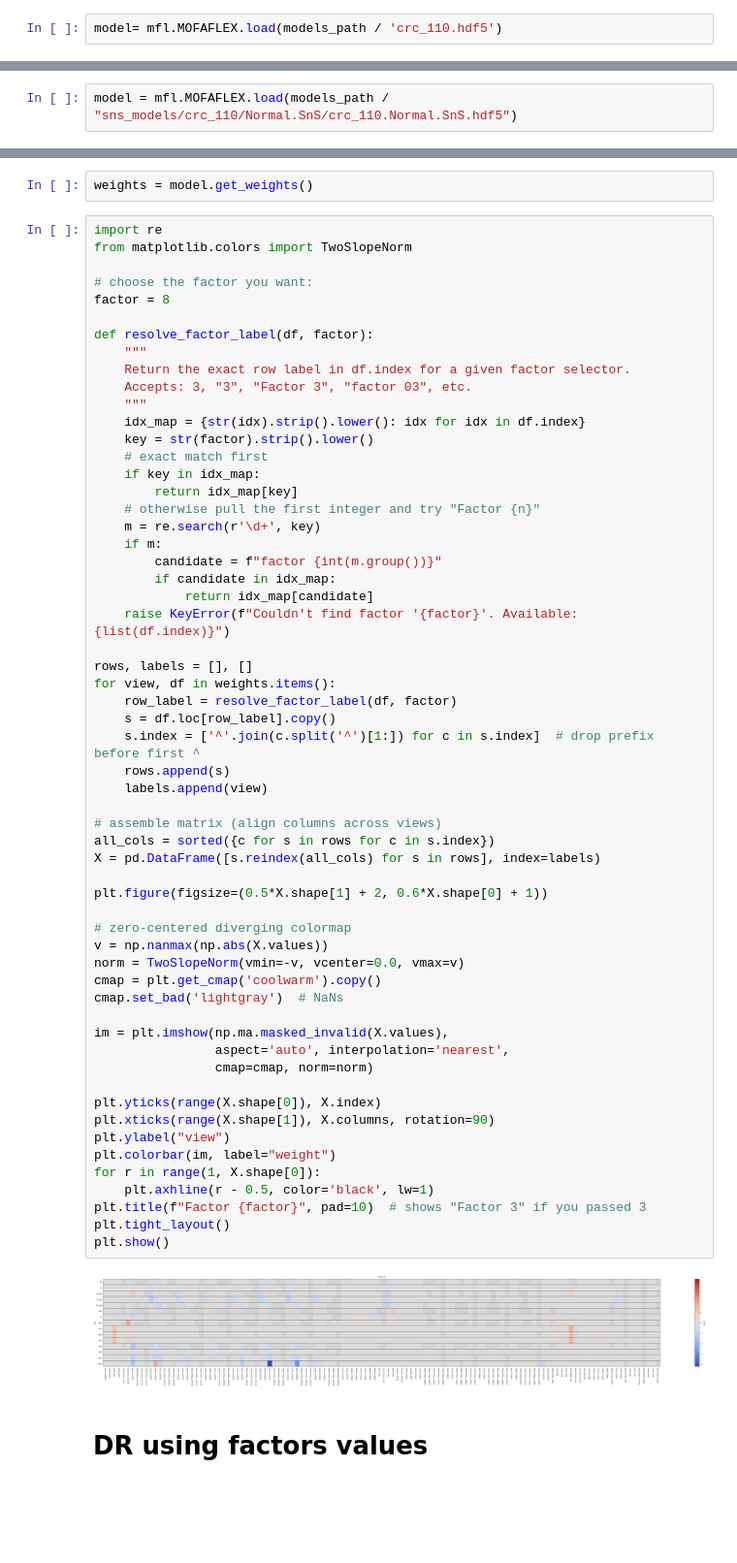
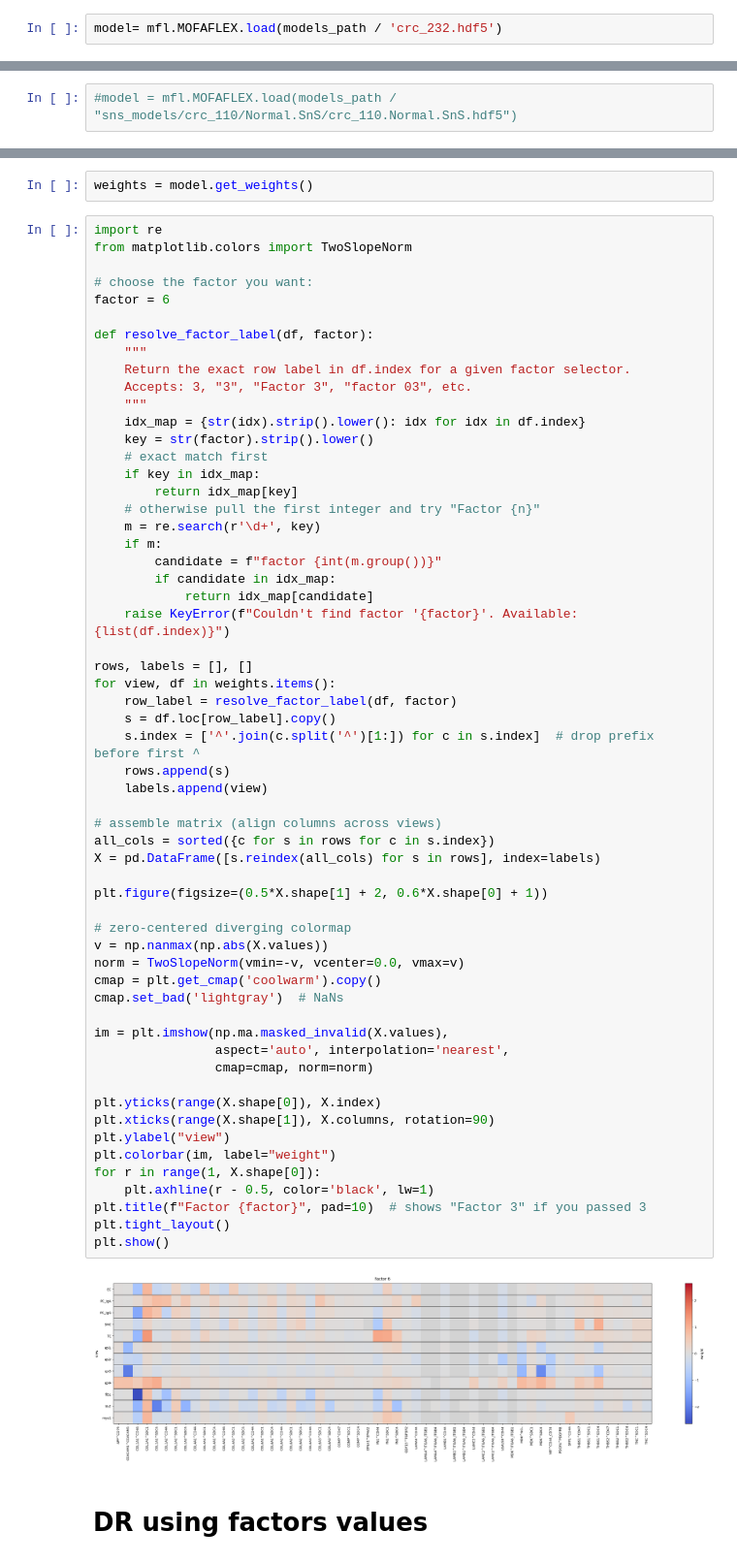
Before and after one commit to AtheerAS/liana-py, a Jupyter notebook: docs/source/unfinished_temp_notebooks/MOFA_Flex/MOFA_Flex.ipynb, the cells around one changed output, grey strips where cells are left out. Shown at 97% size. Cells and saved outputs as stored; diff of their text form; blank space fills up the shorter version.

```diff
--- a/docs/source/unfinished_temp_notebooks/MOFA_Flex/MOFA_Flex.ipynb
+++ b/docs/source/unfinished_temp_notebooks/MOFA_Flex/MOFA_Flex.ipynb
@@ -47,13 +49,13 @@ Importing the dtw module. When using in academic works please cite:
 # %%
 models_path = Path("/g/stegle/aalsayah/repos/data/models_obj")
 # %%
-model= mfl.MOFAFLEX.load(models_path / 'crc_110.hdf5')
+model= mfl.MOFAFLEX.load(models_path / 'crc_232.hdf5')
 # %% [output]
 WARNING The stored model was created with a different version of MOFA-FLEX. Some features may not work.
 # %% [markdown]
 ### SnS
 # %%
-model = mfl.MOFAFLEX.load(models_path / "sns_models/crc_110/Normal.SnS/crc_110.Normal.SnS.hdf5")
+#model = mfl.MOFAFLEX.load(models_path / "sns_models/crc_110/Normal.SnS/crc_110.Normal.SnS.hdf5")
 # %% [output]
 WARNING The stored model was created with a different version of MOFA-FLEX. Some features may not work.
 # %% [markdown]
@@ -136,7 +135,7 @@ import re
 from matplotlib.colors import TwoSlopeNorm
 
 # choose the factor you want:
-factor = 8
+factor = 6
 
 def resolve_factor_label(df, factor):
     """
@@ -163,34 +162,34 @@ for view, df in weights.items():
     s.index = ['^'.join(c.split('^')[1:]) for c in s.index]  # drop prefix before first ^
     rows.append(s)
     labels.append(view)
 
 # assemble matrix (align columns across views)
 all_cols = sorted({c for s in rows for c in s.index})
 X = pd.DataFrame([s.reindex(all_cols) for s in rows], index=labels)
 
 plt.figure(figsize=(0.5*X.shape[1] + 2, 0.6*X.shape[0] + 1))
 
 # zero-centered diverging colormap
 v = np.nanmax(np.abs(X.values))
 norm = TwoSlopeNorm(vmin=-v, vcenter=0.0, vmax=v)
 cmap = plt.get_cmap('coolwarm').copy()
 cmap.set_bad('lightgray')  # NaNs
 
 im = plt.imshow(np.ma.masked_invalid(X.values),
                 aspect='auto', interpolation='nearest',
                 cmap=cmap, norm=norm)
 
 plt.yticks(range(X.shape[0]), X.index)
 plt.xticks(range(X.shape[1]), X.columns, rotation=90)
 plt.ylabel("view")
 plt.colorbar(im, label="weight")
 for r in range(1, X.shape[0]):
     plt.axhline(r - 0.5, color='black', lw=1)
 plt.title(f"Factor {factor}", pad=10)  # shows "Factor 3" if you passed 3
 plt.tight_layout()
 plt.show()
 # %% [output]
-[figure, old version]
+[figure, new version]
 # %% [markdown]
 # DR using factors values
 # %%
```
Also changed, not shown: parts of 36 cells of this notebook.
